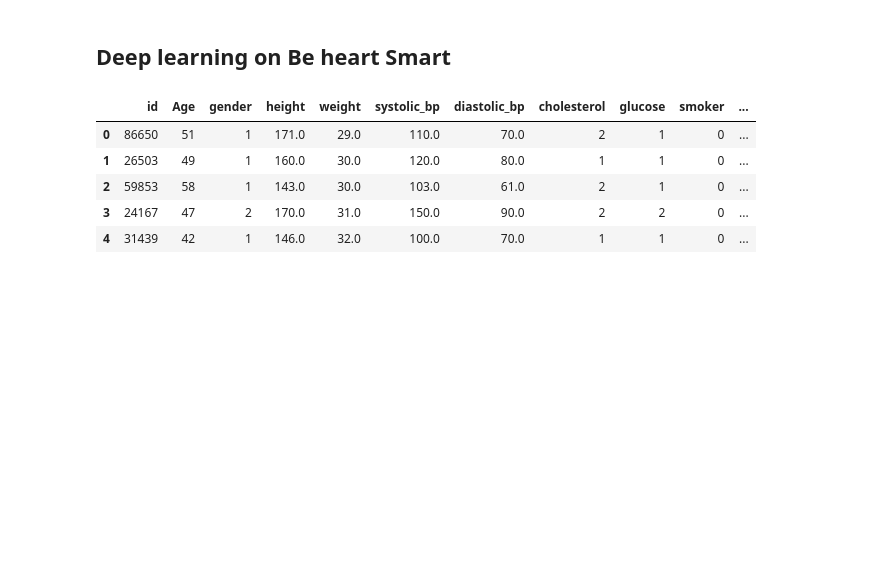
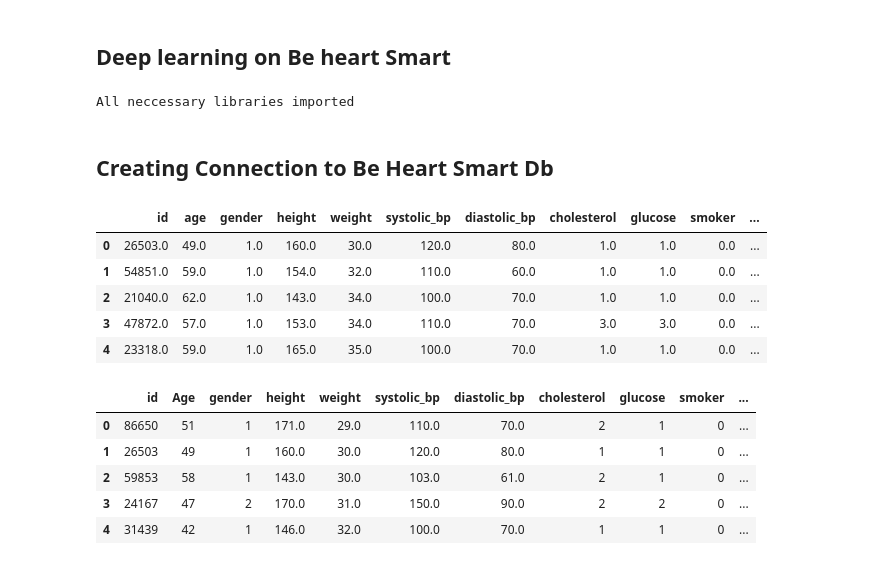
Before and after one commit to krishnakalisarkar/Be_Heart_Smart, a Jupyter notebook: Krish/segment_2/notebook/Cardio_Neural_network_2.ipynb, the cells around one changed output. Saved outputs shown, nothing was run; the diff lists cells and outputs as text; code cells hidden in the pictures; blank space fills up the shorter version.

```diff
--- a/Krish/segment_2/notebook/Cardio_Neural_network_2.ipynb
+++ b/Krish/segment_2/notebook/Cardio_Neural_network_2.ipynb
@@ -7,6 +7,31 @@ from sklearn.preprocessing import StandardScaler,OneHotEncoder
 import pandas as pd
 import tensorflow as tf
 import pandas as pd
+import matplotlib.pyplot as plt
+import numpy as np
+from sqlalchemy import create_engine
+# Import Username,Password and Database_name
+from config import Username,Password,DBname
+print("All neccessary libraries imported")
+# %% [output]
+All neccessary libraries imported
+# %% [markdown]
+## Creating Connection to Be Heart Smart Db
+# %%
+# The create_engine() function produces an Engine object based on a URL
+engine = create_engine('postgresql+psycopg2://postgres:'+ Password + '@localhost:5432/' + DBname)
+connection = engine.connect()
+# %%
+# Create cardio dataframe from cardio data cleaned table in the database
+cardio_complete_df = pd.read_sql("SELECT * FROM cardio_complete",connection)
+cardio_complete_df.head()
+# %% [output]
+|  | id | age | gender | height | weight | systolic_bp | diastolic_bp | cholesterol | glucose | smoker | ... |
+| 0 | 26503.0 | 49.0 | 1.0 | 160.0 | 30.0 | 120.0 | 80.0 | 1.0 | 1.0 | 0.0 | ... |
+| 1 | 54851.0 | 59.0 | 1.0 | 154.0 | 32.0 | 110.0 | 60.0 | 1.0 | 1.0 | 0.0 | ... |
+| 2 | 21040.0 | 62.0 | 1.0 | 143.0 | 34.0 | 100.0 | 70.0 | 1.0 | 1.0 | 0.0 | ... |
+| 3 | 47872.0 | 57.0 | 1.0 | 153.0 | 34.0 | 110.0 | 70.0 | 3.0 | 3.0 | 0.0 | ... |
+| 4 | 23318.0 | 59.0 | 1.0 | 165.0 | 35.0 | 100.0 | 70.0 | 1.0 | 1.0 | 0.0 | ... |
 # %%
 # Read the cardio data to a dataframe
 path = ('../Resources/cardio_cleaned.csv')
```
Also changed, not shown: parts of 24 cells of this notebook, 10 other files.
